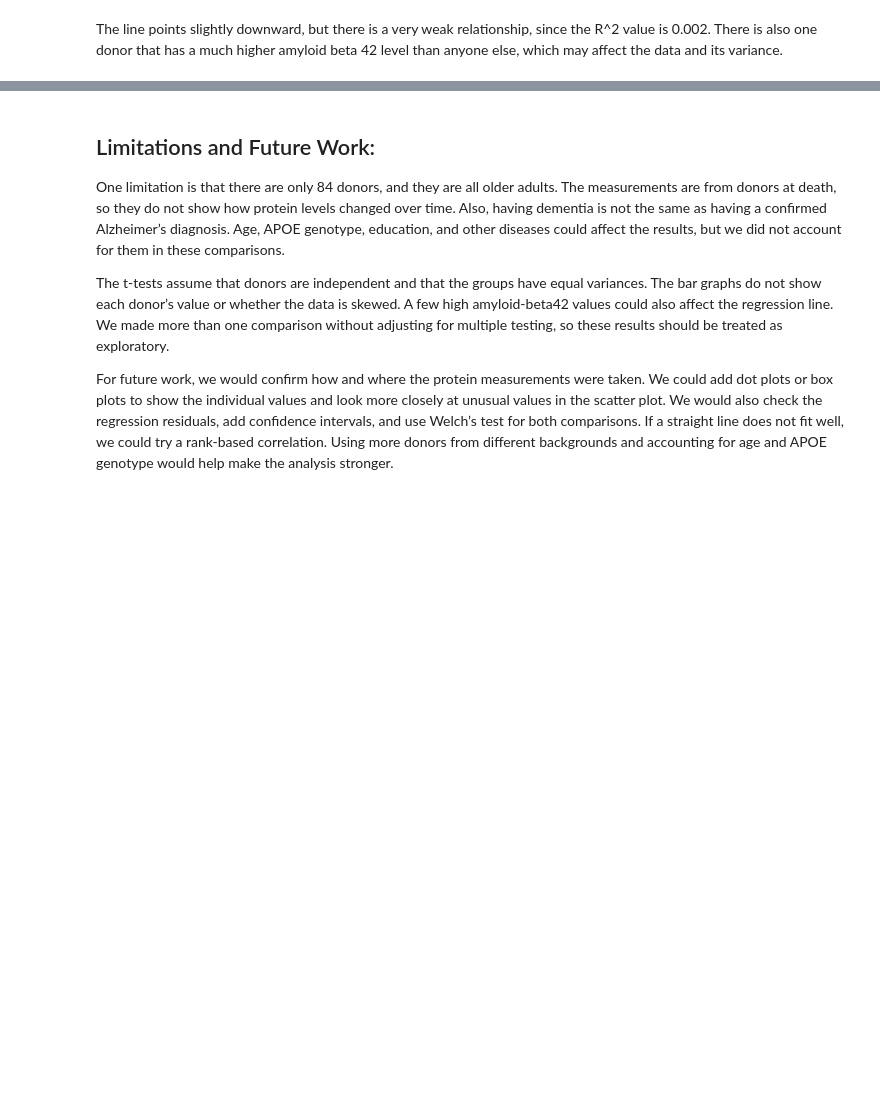
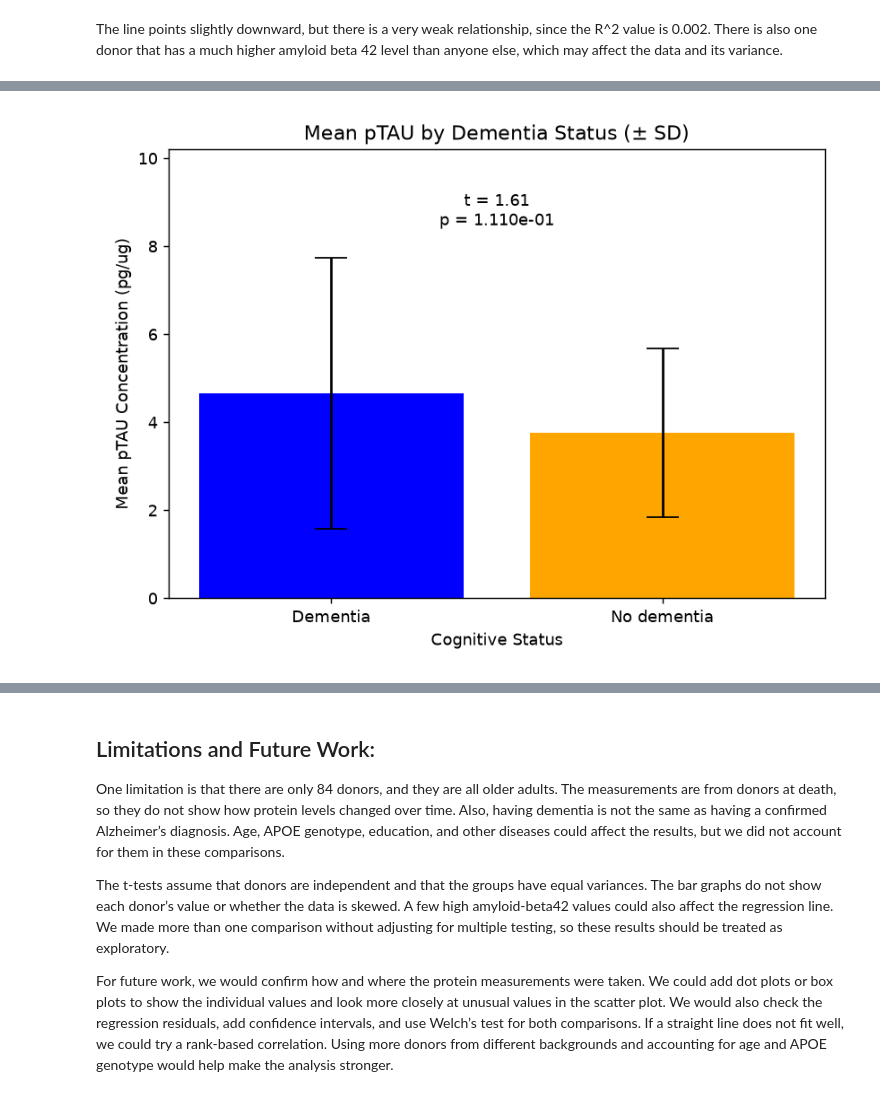
Before and after one commit to clairemee/BME2315_Module1, a Jupyter notebook: Module 1 Final.ipynb, the cells around one changed output, grey strips where cells are left out. Saved outputs shown, nothing was run; the diff lists cells and outputs as text; code cells hidden in the pictures; blank space fills up the shorter version.

Commit message:
Update Module 1 Final.ipynb
Added graphs and data from Faye's jupyter notebook.

```diff
--- a/Module 1 Final.ipynb
+++ b/Module 1 Final.ipynb
@@ -301,0 +386,67 @@ The line points slightly downward, but there is a very weak relationship, since
+# %%
+import matplotlib.pyplot as plt
+import statistics
+from scipy import stats
+
+ProteinPatient.instantiate_from_csv("Metadata and Protein Data for Module 1.csv")
+
+#this sorts and prints patients from lowest to highest pTAU concentration
+ProteinPatient.all_patients.sort(key=ProteinPatient.get_ptau, reverse=False)
+print("Patients sorted by pTAU concentration:")
+for patient in ProteinPatient.all_patients:
+    print(patient)
+
+#this filters and prints patients using sex and cognitive status
+print("\nFemale patients with dementia:")
+female_dementia_patients = ProteinPatient.filter(
+    ProteinPatient.all_patients, sex="Female", cognitive_status="Dementia",
+    print_patients=True
+)
+print(f'Number of female patients with dementia = {len(female_dementia_patients)}')
+
+#these lists hold pTAU concentrations
+ptau_dementia = []
+ptau_no_dementia = []
+
+for patient in ProteinPatient.filter(ProteinPatient.all_patients, cognitive_status="Dementia"):
+    ptau_dementia.append(patient.ptau)
+for patient in ProteinPatient.filter(ProteinPatient.all_patients, cognitive_status="No dementia"):
+    ptau_no_dementia.append(patient.ptau)
+
+#this tests if mean pTAU differs between donors with and without dementia
+t_stat, p_val = stats.ttest_ind(ptau_dementia, ptau_no_dementia)
+print(f't_stat = {t_stat}, p_val = {p_val}')
+
+#this calculates the standard deviation for each group
+x_dementia_bar = statistics.mean(ptau_dementia)
+x_no_dementia_bar = statistics.mean(ptau_no_dementia)
+ptau_dementia_stdev = statistics.stdev(ptau_dementia)
+ptau_no_dementia_stdev = statistics.stdev(ptau_no_dementia)
+
+print(f'\nDementia: n = {len(ptau_dementia)}, mean = {x_dementia_bar:.3f}, SD = {ptau_dementia_stdev:.3f} pg/ug')
+print(f'No dementia: n = {len(ptau_no_dementia)}, mean = {x_no_dementia_bar:.3f}, SD = {ptau_no_dementia_stdev:.3f} pg/ug')
+print(f'Mean difference (dementia - no dementia) = {x_dementia_bar - x_no_dementia_bar:.3f} pg/ug')
+
+#this bar graph compares pTAU between donors
+Patient_status_cols = ['Dementia', 'No dementia']
+mean_status = [x_dementia_bar, x_no_dementia_bar]
+stdev_status = [ptau_dementia_stdev, ptau_no_dementia_stdev]
+
+plt.figure()
+plt.bar(Patient_status_cols, mean_status, yerr=stdev_status,
+        capsize=10, color=["blue", "orange"])
+plt.title("Mean pTAU by Dementia Status (± SD)")
+plt.xlabel("Cognitive Status")
+plt.ylabel("Mean pTAU Concentration (pg/ug)")
+#this displays the t-test results above the bars, following the example
+y_max = max(mean_status) + max(stdev_status) * 1.2
+plt.text(
+    0.5, y_max,
+    f't = {t_stat:.2f}\np = {p_val:.3e}',
+    ha='center',
+    va='bottom'
+)
+plt.ylim(0, y_max + max(stdev_status) * .6)
+plt.tight_layout()
+plt.show()
+# %% [output]
@@ -301,0 +470 @@ The line points slightly downward, but there is a very weak relationship, since
+[figure, added]
```
Also changed, not shown: parts of 13 cells of this notebook.
